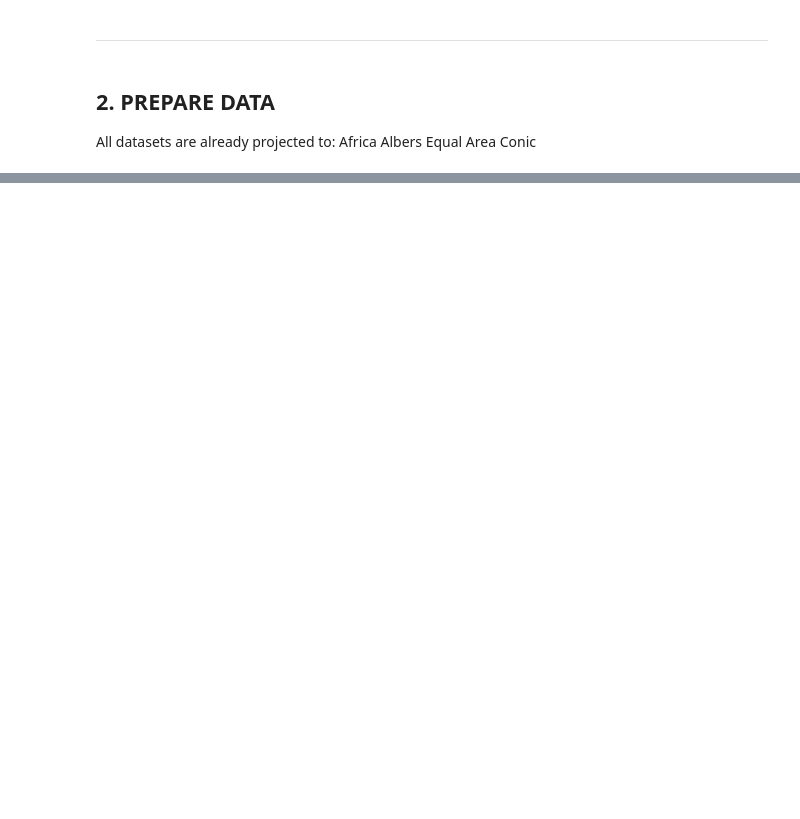
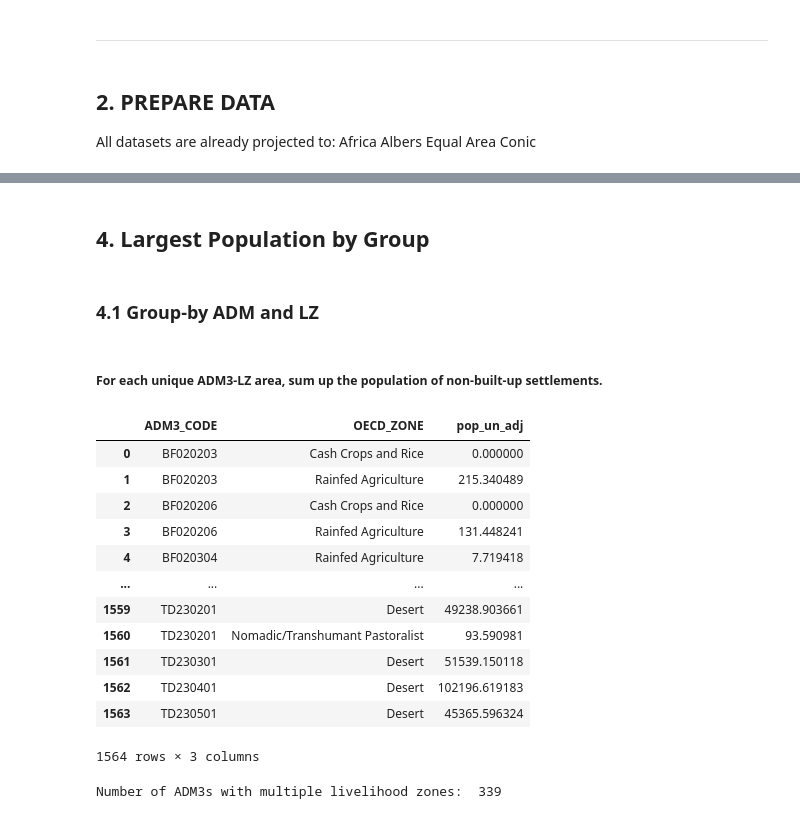
Before and after one commit to gracedoherty/Misc, a Jupyter notebook: LivelihoodZones_PopWeighted.ipynb, the cells around one changed output, grey strips where cells are left out. Drawn from its saved outputs; the diff is of its cells as text; code cells hidden in the pictures; blank space fills up the shorter version.

```diff
--- a/LivelihoodZones_PopWeighted.ipynb
+++ b/LivelihoodZones_PopWeighted.ipynb
@@ -806,0 +225,4 @@ Largest = LZ_ADM3_G3.loc[LZ_ADM3_G3.groupby(["ADM3"])["popUN"].idxmax()]
+# %%
+G3 = gpd.read_file(filename=r'GRID3/GRID3_Sahel.gpkg', layer='Sahel_SSA_HA').to_crs('ESRI:102022')
+G3['centroid'] = G3.geometry.centroid
+G3 = G3.set_geometry('centroid')
@@ -806,0 +231,3 @@ Largest = LZ_ADM3_G3.loc[LZ_ADM3_G3.groupby(["ADM3"])["popUN"].idxmax()]
+# %%
+G3 = gpd.sjoin(G3, ADM3, how='left', predicate='intersects')
+print(G3.sample(5), G3.info())
@@ -806,0 +280,28 @@ Largest = LZ_ADM3_G3.loc[LZ_ADM3_G3.groupby(["ADM3"])["popUN"].idxmax()]
+# %% [markdown]
+## 4. Largest Population by Group
+# %% [markdown]
+### 4.1 Group-by ADM and LZ
+# %% [markdown]
+##### For each unique ADM3-LZ area, sum up the population of non-built-up settlements.
+# %%
+ADM3_LZ = G3[['ADM3_CODE', 'OECD_ZONE', 'pop_un_adj']].groupby(['ADM3_CODE', 'OECD_ZONE'], as_index=False).sum()
+ADM3_LZ
+# %% [output]
+|  | ADM3_CODE | OECD_ZONE | pop_un_adj |
+| 0 | BF020203 | Cash Crops and Rice | 0.000000 |
+| 1 | BF020203 | Rainfed Agriculture | 215.340489 |
+| 2 | BF020206 | Cash Crops and Rice | 0.000000 |
+| 3 | BF020206 | Rainfed Agriculture | 131.448241 |
+| 4 | BF020304 | Rainfed Agriculture | 7.719418 |
+| ... | ... | ... | ... |
+| 1559 | TD230201 | Desert | 49238.903661 |
+| 1560 | TD230201 | Nomadic/Transhumant Pastoralist | 93.590981 |
+| 1561 | TD230301 | Desert | 51539.150118 |
+| 1562 | TD230401 | Desert | 102196.619183 |
+| 1563 | TD230501 | Desert | 45365.596324 |
+1564 rows × 3 columns
+# %%
+print('Number of ADMs with multiple livelihood zones: ',
+      len(ADM3.ADM3_CODE.unique()) - len(ADM3_LZ.ADM3_CODE.unique()))
+# %% [output]
+Number of ADM3s with multiple livelihood zones:  339
```
Also changed, not shown: parts of 87 cells of this notebook.
